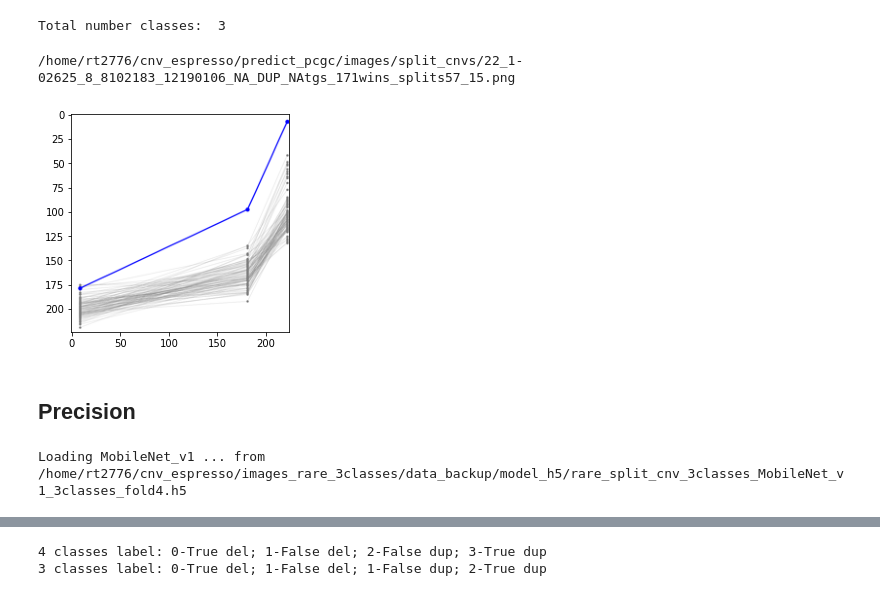
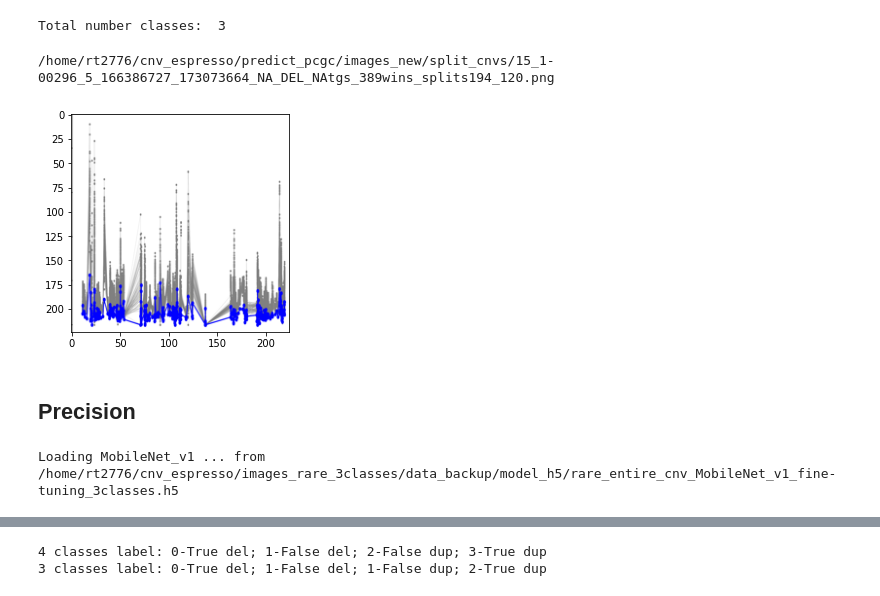
Before and after one commit to ShenLab/CNV-Espresso, a Jupyter notebook: src/prediction.ipynb, the cells around one changed output, grey strips where cells are left out. Cells and saved outputs as stored; diff of their text form; code cells hidden in the pictures.

```diff
--- a/src/prediction.ipynb
+++ b/src/prediction.ipynb
@@ -150,12 +81,12 @@ img_width, img_height = 224, 224
 # len(true_list), len(false_list)
 # %%
 ## For pcgc experimental cnvs
-cnv_info_file = '/home/rt2776/cnv_espresso/predict_pcgc/images/pcgc_NimbleGenV2_data_withImagePath.csv'
+cnv_info_file = '/home/rt2776/cnv_espresso/predict_pcgc/images_new/pcgc_NimbleGenV2_data_withImagePath.csv'
 cnv_info_df   = pd.read_csv(cnv_info_file)
 # %%
 entire_cnv_images_path_list  = cnv_info_df['entire_cnv_path']
 # %%
-pcgc_split_cnv_images_file = '/home/rt2776/cnv_espresso/predict_pcgc/images/split_cnv_list.txt'
+pcgc_split_cnv_images_file = '/home/rt2776/cnv_espresso/predict_pcgc/images_new/split_cnv_list.txt'
 pcgc_split_cnv_images_df   = pd.read_csv(pcgc_split_cnv_images_file,header = None)
 pcgc_split_cnv_images_list = pcgc_split_cnv_images_df[0]
 # %% [markdown]
@@ -167,6 +98,6 @@ pcgc_split_cnv_images_list = pcgc_split_cnv_images_df[0]
 # true_img_np = loadImgs(true_images_path_list, img_width, img_height)
 # true_img_np.shape
 # %%
-img_np = loadImgs(entire_cnv_images_path_list, img_width, img_height)
+img_np = func_dl.loadImgs(entire_cnv_images_path_list, img_width, img_height)
 img_np.shape
 # %% [output]
@@ -175,5 +106,5 @@ img_np.shape
 (52, 224, 224, 3)
 # %%
-img_np = loadImgs(pcgc_split_cnv_images_list, img_width, img_height)
-img_np.shape
+# img_np = func_dl.loadImgs(pcgc_split_cnv_images_list, img_width, img_height)
+# img_np.shape
 # %% [output]
@@ -279,24 +161,24 @@ Total number classes:  3
 # %%
 item = random.randint(0,len(img_np))
 # print(cnv_info_df.iloc[item,:])
 print(pcgc_split_cnv_images_list[item])
-showImg(img_np[item])
+func_dl.showImg(img_np[item])
 # %% [output]
-/home/rt2776/cnv_espresso/predict_pcgc/images/split_cnvs/22_1-02625_8_8102183_12190106_NA_DUP_NAtgs_171wins_splits57_15.png
+/home/rt2776/cnv_espresso/predict_pcgc/images_new/split_cnvs/15_1-00296_5_166386727_173073664_NA_DEL_NAtgs_389wins_splits194_120.png
-[figure, old version]
+[figure, new version]
 # %% [markdown]
 ## Precision
 # %%
 ## Load pre-calculated model
-custom_objects = {"f1_m":f1_m, "precision_m":precision_m, "recall_m":recall_m}
+custom_objects = {"f1_m":func_dl.f1_m, "precision_m":func_dl.precision_m, "recall_m":func_dl.recall_m}
 
 model_name = 'MobileNet_v1'
-# model_path = '/home/rt2776/cnv_espresso/images_rare_3classes/data_backup/model_h5/rare_entire_cnv_MobileNet_v1_fold3.h5'
-model_path = '/home/rt2776/cnv_espresso/images_rare_3classes/data_backup/model_h5/rare_split_cnv_3classes_MobileNet_v1_3classes_fold4.h5'
+model_path = '/home/rt2776/cnv_espresso/images_rare_3classes/data_backup/model_h5/rare_entire_cnv_MobileNet_v1_fine-tuning_3classes.h5'
+# model_path = '/home/rt2776/cnv_espresso/images_rare_3classes/data_backup/model_h5/rare_split_cnv_3classes_MobileNet_v1_3classes_fold4.h5'
 print("Loading %s ... from %s"%(model_name, model_path))
 MobileNet_model = keras.models.load_model(model_path, custom_objects=custom_objects)
 # %% [output]
-Loading MobileNet_v1 ... from /home/rt2776/cnv_espresso/images_rare_3classes/data_backup/model_h5/rare_split_cnv_3classes_MobileNet_v1_3classes_fold4.h5
+Loading MobileNet_v1 ... from /home/rt2776/cnv_espresso/images_rare_3classes/data_backup/model_h5/rare_entire_cnv_MobileNet_v1_fine-tuning_3classes.h5
 # %%
 img_pred = MobileNet_model.predict(img_np)
 # %%
```
Also changed, not shown: parts of 31 cells of this notebook, 4 other files.
